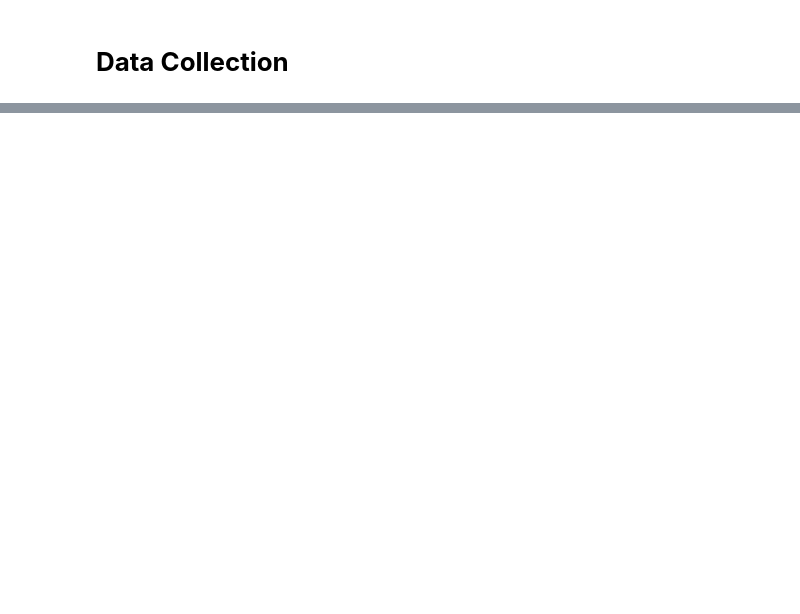
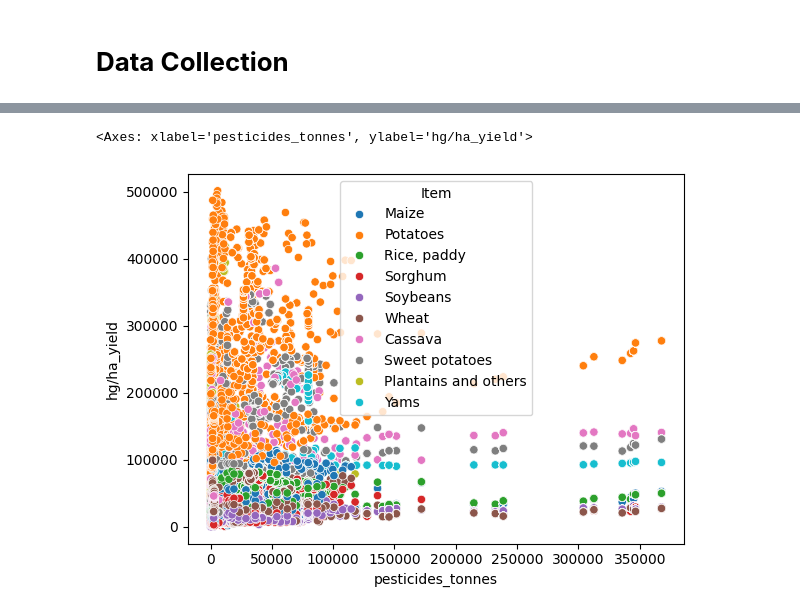
Before and after one commit to Team-ALPHABETxD/hackNITR, a Jupyter notebook: app/yeild_prediction/notebook.ipynb, the cells around one changed output, grey strips where cells are left out. Saved outputs shown, nothing was run; the diff lists cells and outputs as text; code cells hidden in the pictures; blank space fills up the shorter version.

```diff
--- a/app/yeild_prediction/notebook.ipynb
+++ b/app/yeild_prediction/notebook.ipynb
@@ -19,0 +171,6 @@ ValueError: Error reading file: 'utf-8' codec can't decode byte 0x99 in position
+# %%
+# Linearity find between Y and X[pesticides_tonnes]
+sns.scatterplot(x=X['pesticides_tonnes'], y=Y, hue=X['Item'])
+# %% [output]
+<Axes: xlabel='pesticides_tonnes', ylabel='hg/ha_yield'>
+[figure, added]
```
Also changed, not shown: parts of 70 cells of this notebook.
